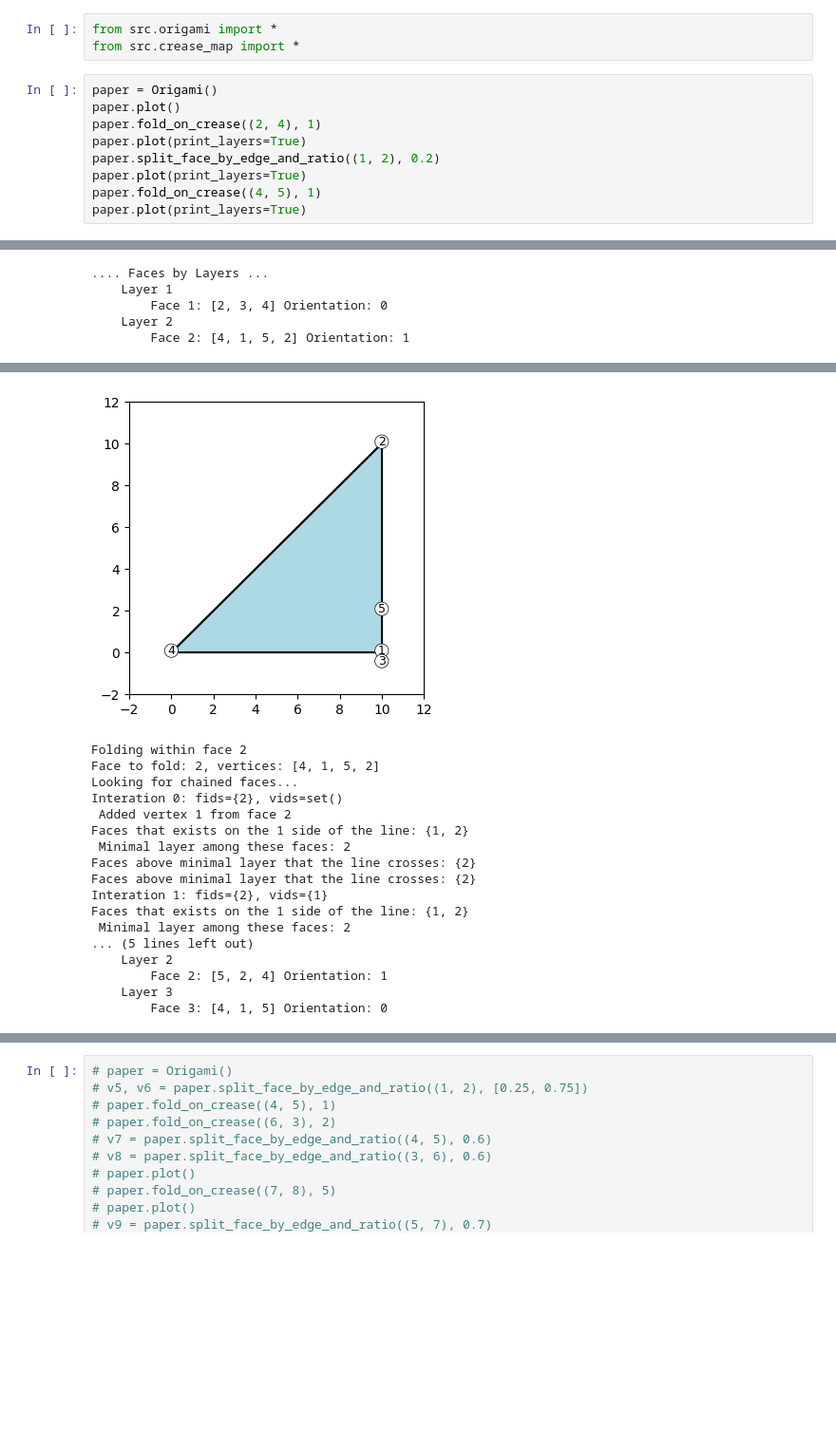
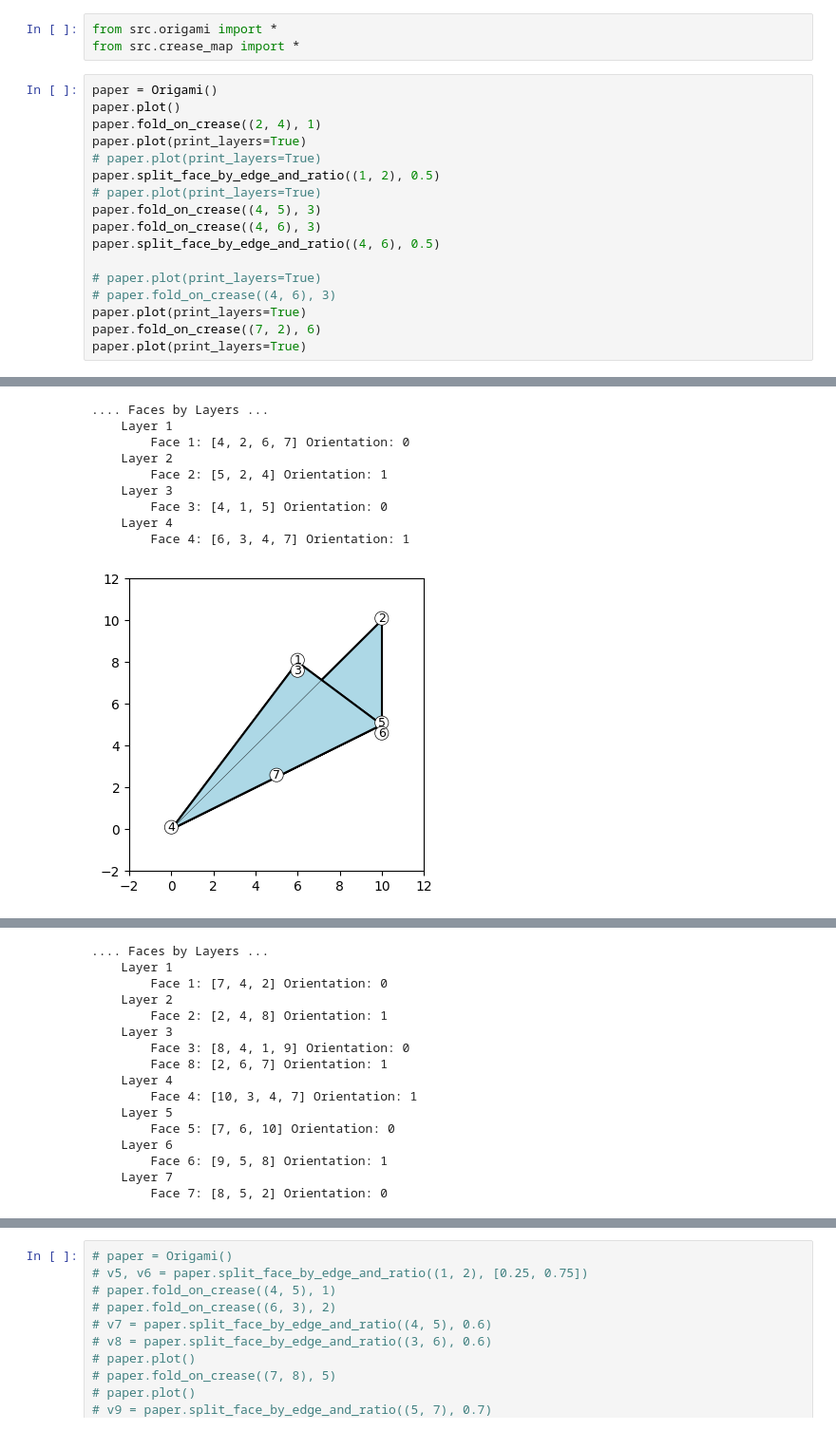
Before and after one commit to maya-moriya/origami-ui, a Jupyter notebook: notebook.ipynb, the cells around one changed output, grey strips where cells are left out. Shown at 95% size. Saved outputs shown, nothing was run; the diff lists cells and outputs as text; blank space fills up the shorter version.

Commit message:
in the middle of solving a fold bug - detila in the notebook

```diff
--- a/notebook.ipynb
+++ b/notebook.ipynb
@@ -12,9 +9,17 @@ paper = Origami()
 paper.plot()
 paper.fold_on_crease((2, 4), 1)
 paper.plot(print_layers=True)
-paper.split_face_by_edge_and_ratio((1, 2), 0.2)
+# paper.plot(print_layers=True)
+paper.split_face_by_edge_and_ratio((1, 2), 0.5)
+# paper.plot(print_layers=True)
+paper.fold_on_crease((4, 5), 3)
+paper.fold_on_crease((4, 6), 3)
+paper.split_face_by_edge_and_ratio((4, 6), 0.5)
+
+# paper.plot(print_layers=True)
+# paper.fold_on_crease((4, 6), 3)
 paper.plot(print_layers=True)
-paper.fold_on_crease((4, 5), 1)
+paper.fold_on_crease((7, 2), 6)
 paper.plot(print_layers=True)
 # %% [output]
 [figure]
@@ -40,6 +48 @@ Faces above minimal layer that the line crosses: {1}
 [figure]
-.... Faces by Layers ...
-    Layer 1
-        Face 1: [2, 3, 4] Orientation: 0
-    Layer 2
-        Face 2: [4, 1, 5, 2] Orientation: 1
@@ -46,18 +66,10 @@ Faces above minimal layer that the line crosses: {1}
+.... Faces by Layers ...
+    Layer 1
+        Face 1: [4, 2, 6, 7] Orientation: 0
+    Layer 2
+        Face 2: [5, 2, 4] Orientation: 1
+    Layer 3
+        Face 3: [4, 1, 5] Orientation: 0
+    Layer 4
+        Face 4: [6, 3, 4, 7] Orientation: 1
-[figure, old version]
+[figure, new version]
-Folding within face 2
-Face to fold: 2, vertices: [4, 1, 5, 2]
-Looking for chained faces...
-Interation 0: fids={2}, vids=set()
- Added vertex 1 from face 2
-Faces that exists on the 1 side of the line: {1, 2}
- Minimal layer among these faces: 2
-Faces above minimal layer that the line crosses: {2}
-Faces above minimal layer that the line crosses: {2}
-Interation 1: fids={2}, vids={1}
-Faces that exists on the 1 side of the line: {1, 2}
- Minimal layer among these faces: 2
-... (5 lines left out)
-    Layer 2
-        Face 2: [5, 2, 4] Orientation: 1
-    Layer 3
-        Face 3: [4, 1, 5] Orientation: 0
@@ -63,0 +93,16 @@ Faces that exists on the 1 side of the line: {1, 2}
+.... Faces by Layers ...
+    Layer 1
+        Face 1: [7, 4, 2] Orientation: 0
+    Layer 2
+        Face 2: [2, 4, 8] Orientation: 1
+    Layer 3
+        Face 3: [8, 4, 1, 9] Orientation: 0
+        Face 8: [2, 6, 7] Orientation: 1
+    Layer 4
+        Face 4: [10, 3, 4, 7] Orientation: 1
+    Layer 5
+        Face 5: [7, 6, 10] Orientation: 0
+    Layer 6
+        Face 6: [9, 5, 8] Orientation: 1
+    Layer 7
+        Face 7: [8, 5, 2] Orientation: 0
```
Also changed, not shown: parts of 3 cells of this notebook, 9 other files.
